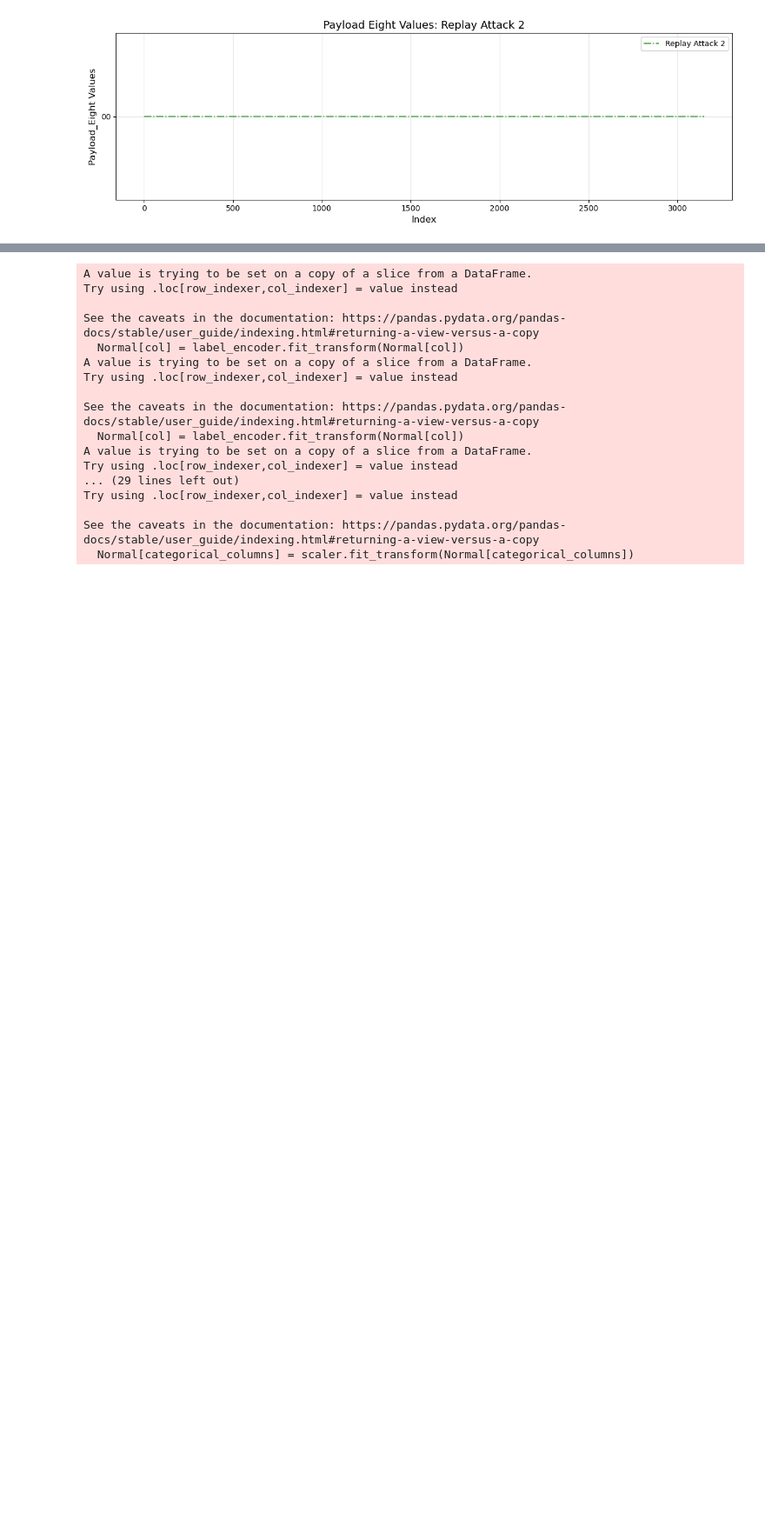
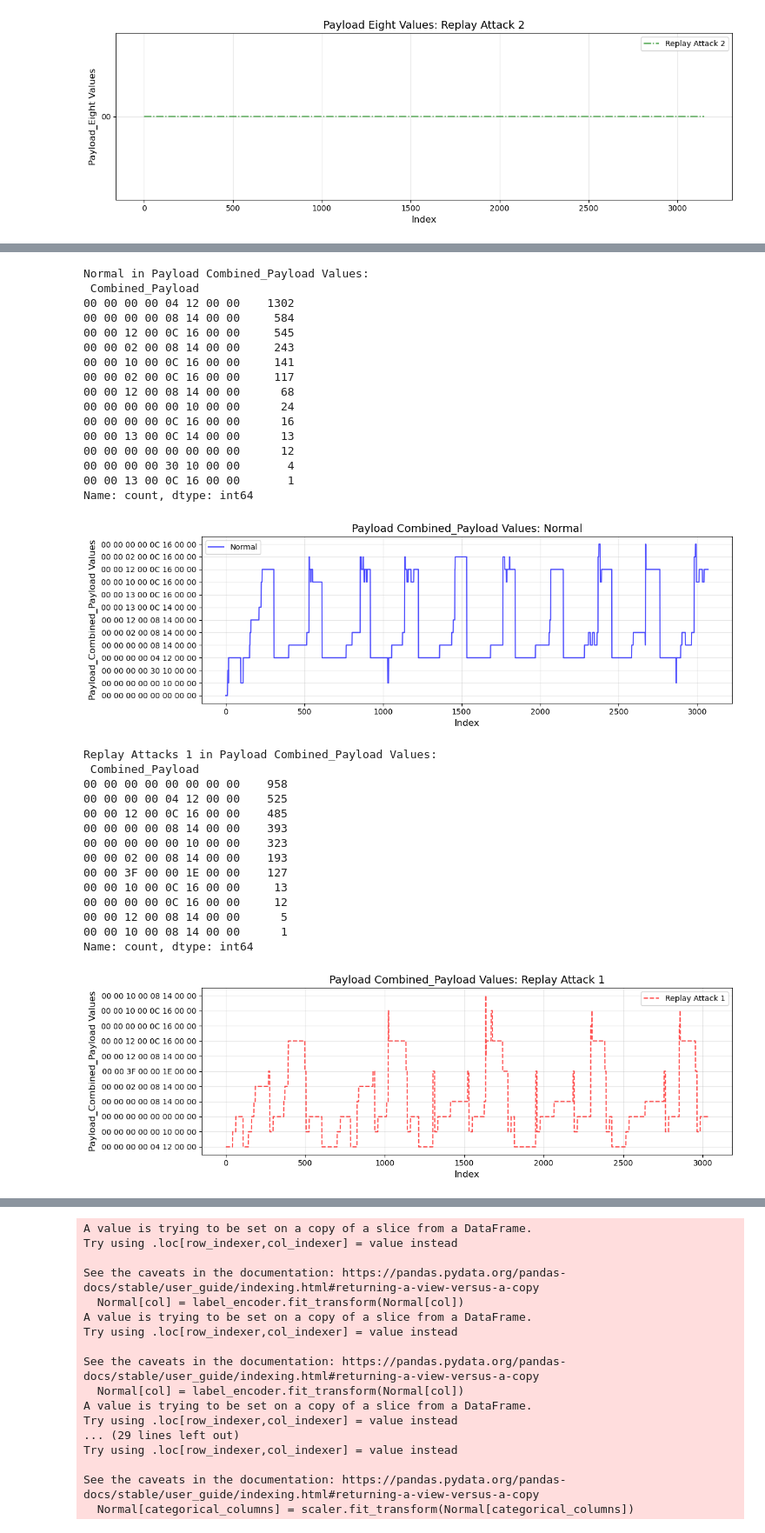
Before and after one commit to Arupreza/Securing-LIN-Insights-from-Ultrasonic-Sensor-Data-Impact-on-CAN-Protocol, a Jupyter notebook: Data_Analysis.ipynb, the cells around one changed output, grey strips where cells are left out. Shown at 87% size. Drawn from its saved outputs; the diff is of its cells as text; code cells hidden in the pictures; blank space fills up the shorter version.

```diff
--- a/Data_Analysis.ipynb
+++ b/Data_Analysis.ipynb
@@ -467,0 +501,35 @@ Name: count, dtype: int64
+# %%
+plot_payload_comparison('Combined_Payload', 'Combined_Payload')
+# %% [output]
+Normal in Payload Combined_Payload Values:
+ Combined_Payload
+00 00 00 00 04 12 00 00    1302
+00 00 00 00 08 14 00 00     584
+00 00 12 00 0C 16 00 00     545
+00 00 02 00 08 14 00 00     243
+00 00 10 00 0C 16 00 00     141
+00 00 02 00 0C 16 00 00     117
+00 00 12 00 08 14 00 00      68
+00 00 00 00 00 10 00 00      24
+00 00 00 00 0C 16 00 00      16
+00 00 13 00 0C 14 00 00      13
+00 00 00 00 00 00 00 00      12
+00 00 00 00 30 10 00 00       4
+00 00 13 00 0C 16 00 00       1
+Name: count, dtype: int64
+[figure, added]
+Replay Attacks 1 in Payload Combined_Payload Values:
+ Combined_Payload
+00 00 00 00 00 00 00 00    958
+00 00 00 00 04 12 00 00    525
+00 00 12 00 0C 16 00 00    485
+00 00 00 00 08 14 00 00    393
+00 00 00 00 00 10 00 00    323
+00 00 02 00 08 14 00 00    193
+00 00 3F 00 00 1E 00 00    127
+00 00 10 00 0C 16 00 00     13
+00 00 00 00 0C 16 00 00     12
+00 00 12 00 08 14 00 00      5
+00 00 10 00 08 14 00 00      1
+Name: count, dtype: int64
+[figure, added]
```
Also changed, not shown: parts of 4 cells of this notebook.
